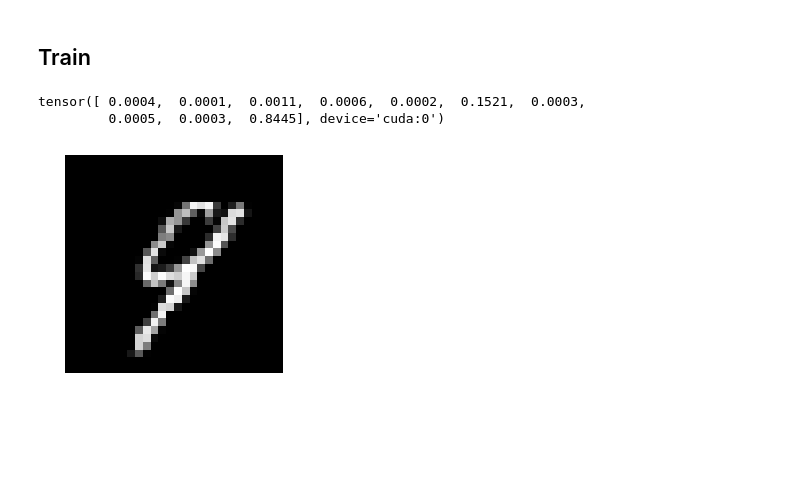
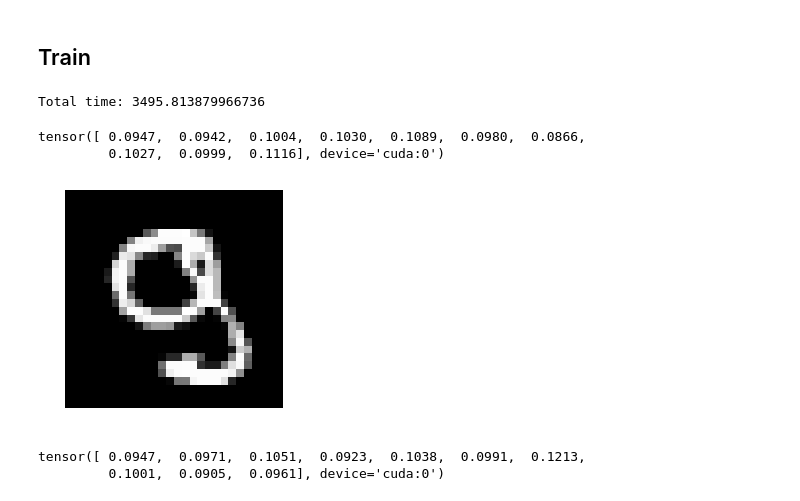
Before and after one commit to jorchard/peBogacz, a Jupyter notebook: python/MNIST_PE.ipynb, the cells around one changed output. Drawn from its saved outputs; the diff is of its cells as text; code cells hidden in the pictures; blank space fills up the shorter version.

```diff
--- a/python/MNIST_PE.ipynb
+++ b/python/MNIST_PE.ipynb
@@ -53,36 +27,48 @@ def MakeBatches(data_in, data_out, batch_size=10):
 # %%
 net = NN.NeuralNetwork()
 net.AddLayer(Layer.InputPELayer(n=784))
-net.AddLayer(Layer.PELayer(n=600))
+net.AddLayer(Layer.PELayer(n=60))
 net.Connect(0,1)
-net.AddLayer(Layer.PELayer(n=600))
+net.AddLayer(Layer.PELayer(n=60))
 net.Connect(1,2)
 net.AddLayer(Layer.TopPELayer(n=10))
 net.Connect(2,3)
+net.layers[0].sigma = Layer.logistic
+net.layers[0].sigma_p = Layer.logistic_p
+net.layers[-1].sigma = Layer.softmax
+net.layers[-1].sigma_p = Layer.softmax_p
 # %% [markdown]
 ## Train
 # %%
-net.learning_tau = 400.
-epochs = 40
-T = 2.
+epochs = 10
+T = 3.
 start_time = time.time()
 batch_size = 100
+net.learning_tau = torch.tensor(batch_size).float().to(device)
 fp = FloatProgress(min=0,max=epochs*len(train[0]))
 display(fp)
 for k in range(epochs):
-    batches = MakeBatches(train[0], train[1], batch_size=batch_size)
+    batches = NN.MakeBatches(train[0], train[1], batch_size=batch_size)
     for x in batches:
         net.Reset()
         net.Infer(T, x[0], x[1])
         fp.value += batch_size
 end_time = time.time()
 print('Total time: '+str(end_time-start_time))
+# %% [output]
+Total time: 3495.813879966736
 # %%
-p = 92
+p = 151
 plt.imshow(np.reshape(test[0][p],[28,28]), cmap='gray'); plt.axis('off');
 net.Reset()
-net.Predict(3., test[0][p])
+yy = net.Predict(10., test[0][p])
+print(yy)
 # %% [output]
-tensor([ 0.0004,  0.0001,  0.0011,  0.0006,  0.0002,  0.1521,  0.0003,
-         0.0005,  0.0003,  0.8445], device='cuda:0')
+tensor([ 0.0947,  0.0942,  0.1004,  0.1030,  0.1089,  0.0980,  0.0866,
+         0.1027,  0.0999,  0.1116], device='cuda:0')
-[figure, old version]
+[figure, new version]
+# %%
+Layer.softmax(net.layers[-1].v)
+# %% [output]
+tensor([ 0.0947,  0.0971,  0.1051,  0.0923,  0.1038,  0.0991,  0.1213,
+         0.1001,  0.0905,  0.0961], device='cuda:0')
```
Also changed, not shown: parts of 9 cells of this notebook, 5 other files.
